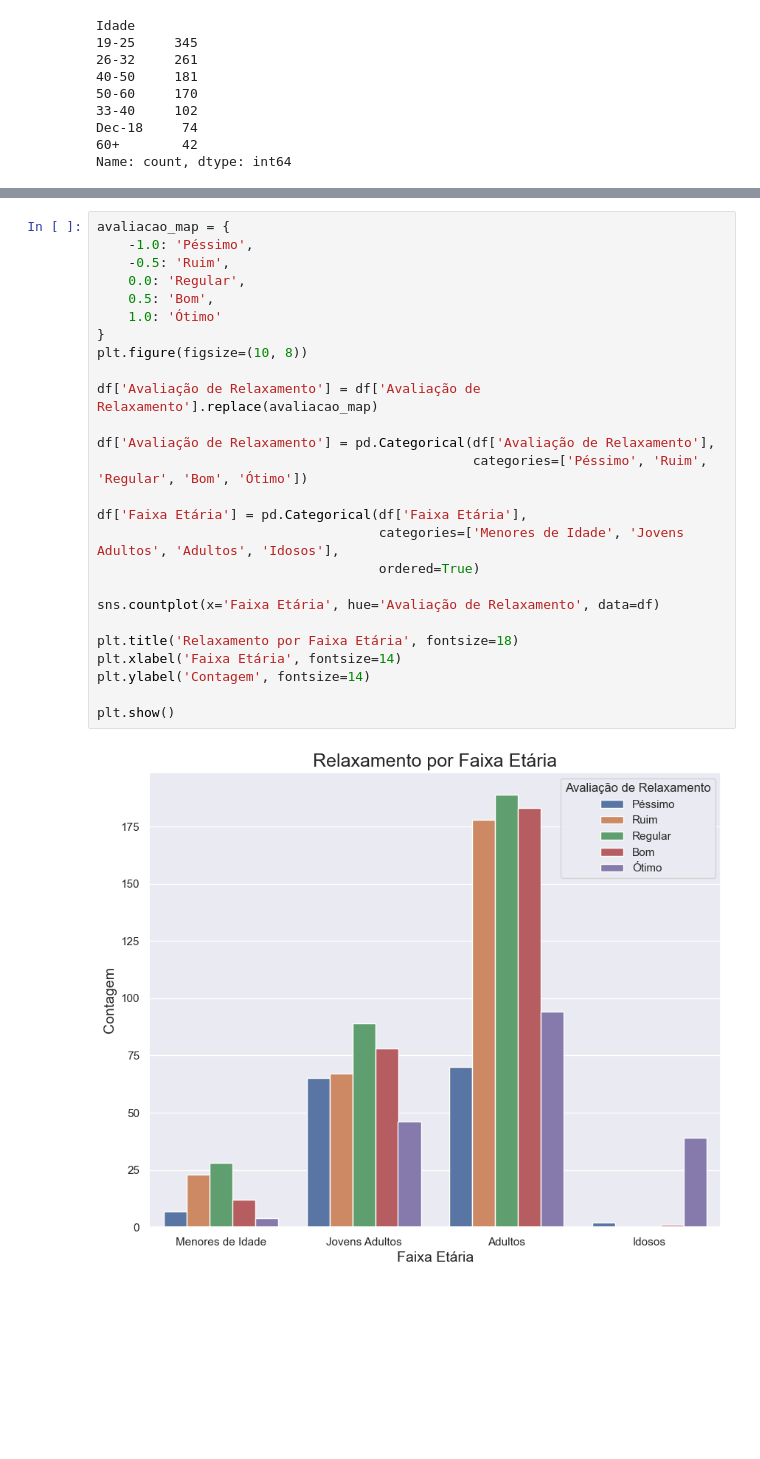
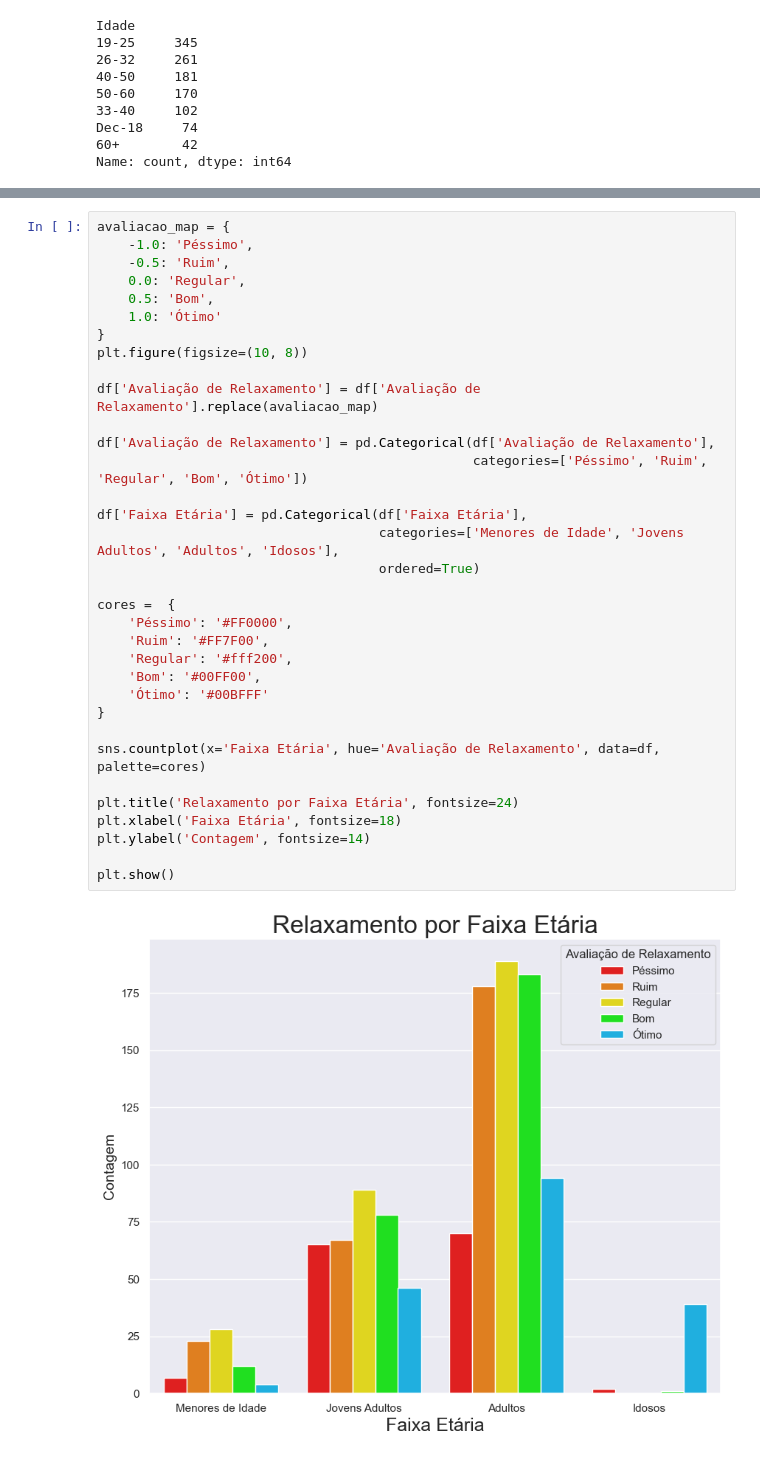
Before and after one commit to akira-gabriel/Covid-Psycological-Effects-of-COVID, a Jupyter notebook: Psycological Effects of COVID.ipynb, the cells around one changed output, grey strips where cells are left out. Cells and saved outputs as stored; diff of their text form; blank space fills up the shorter version.

Commit message:
Relaxamento por Faixa Etária

```diff
--- a/Psycological Effects of COVID.ipynb
+++ b/Psycological Effects of COVID.ipynb
@@ -404,28 +399,36 @@ sns.countplot(x='Faixa Etária', hue='Avaliação de Relaxamento', data=df)
 # %%
 avaliacao_map = {
     -1.0: 'Péssimo',
     -0.5: 'Ruim',
     0.0: 'Regular',
     0.5: 'Bom',
     1.0: 'Ótimo'
 }
 plt.figure(figsize=(10, 8))
 
 df['Avaliação de Relaxamento'] = df['Avaliação de Relaxamento'].replace(avaliacao_map)
 
 df['Avaliação de Relaxamento'] = pd.Categorical(df['Avaliação de Relaxamento'],
                                                 categories=['Péssimo', 'Ruim', 'Regular', 'Bom', 'Ótimo'])
 
 df['Faixa Etária'] = pd.Categorical(df['Faixa Etária'],
                                     categories=['Menores de Idade', 'Jovens Adultos', 'Adultos', 'Idosos'],
                                     ordered=True)
 
-sns.countplot(x='Faixa Etária', hue='Avaliação de Relaxamento', data=df)
+cores =  {
+    'Péssimo': '#FF0000',
+    'Ruim': '#FF7F00',
+    'Regular': '#fff200',
+    'Bom': '#00FF00',
+    'Ótimo': '#00BFFF'
+}
 
-plt.title('Relaxamento por Faixa Etária', fontsize=18)
-plt.xlabel('Faixa Etária', fontsize=14)
+sns.countplot(x='Faixa Etária', hue='Avaliação de Relaxamento', data=df, palette=cores)
+
+plt.title('Relaxamento por Faixa Etária', fontsize=24)
+plt.xlabel('Faixa Etária', fontsize=18)
 plt.ylabel('Contagem', fontsize=14)
 
 plt.show()
 # %% [output]
-[figure, old version]
+[figure, new version]
```
Also changed, not shown: parts of 3 cells of this notebook.
